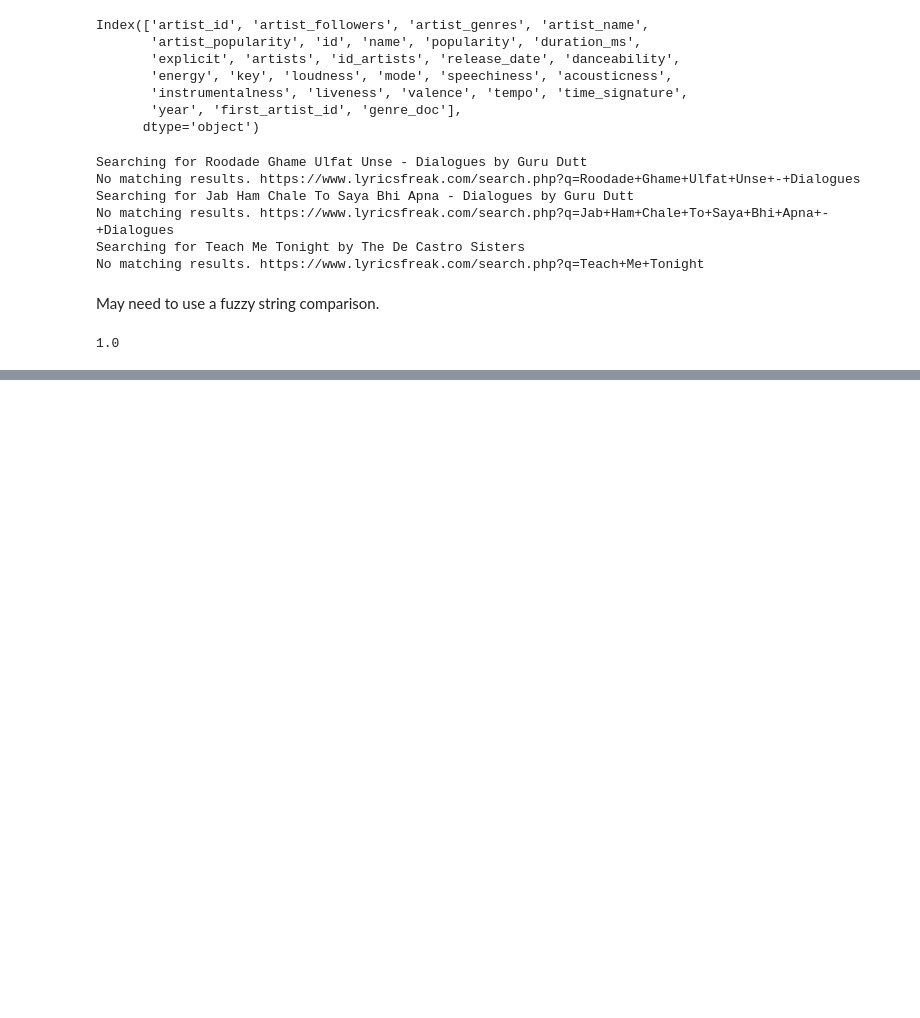
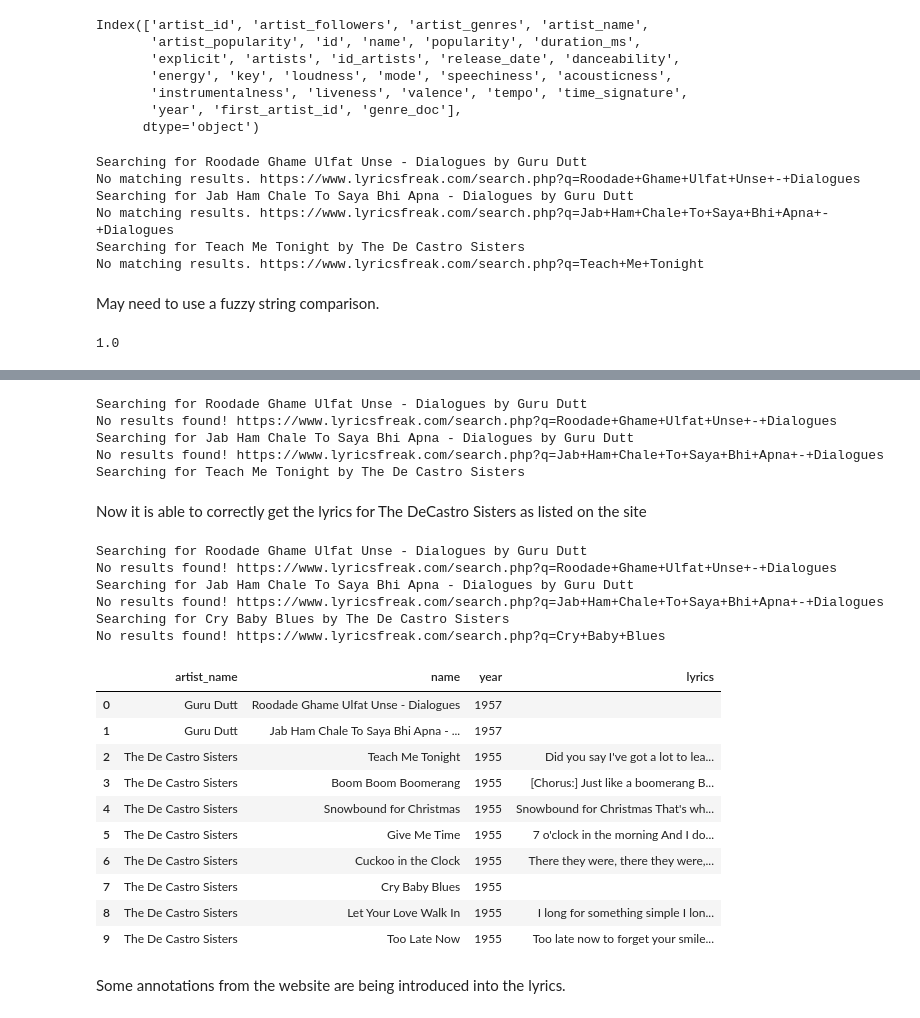
Before and after one commit to levijhall/spotify_rec, a Jupyter notebook: notebook/Lyric_Scraping.ipynb, the cells around one changed output, grey strips where cells are left out. Drawn from its saved outputs; the diff is of its cells as text; code cells hidden in the pictures; blank space fills up the shorter version.

```diff
--- a/notebook/Lyric_Scraping.ipynb
+++ b/notebook/Lyric_Scraping.ipynb
@@ -228,3 +229,6 @@ def string_likeness(main: str, second: str) -> float:
 string_likeness("The Sundays", "Sundays")
 # %% [output]
 1.0
+# %%
+indiatables = soup.select('div.lf-list__row a')
+indiatables
@@ -230,0 +237,14 @@ string_likeness("The Sundays", "Sundays")
+# %%
+lyric_url = ''
+max_score = 0
+
+iterable = iter(indiatables)
+for link in iterable:
+    score = string_likeness(band, link.text)
+    link = next(iterable)
+    if song.lower() in link.text.lower():
+        if score > max_score:
+            max_score = score
+            lyric_url = link.get('href')
+
+lyric_url
@@ -230,0 +330,56 @@ string_likeness("The Sundays", "Sundays")
+# %%
+for index, row in search_terms.head(3).iterrows():
+    band = row['artist_name'].strip()
+    song = row['name'].strip()
+    year = row['year']
+
+    print("Searching for", song, "by", band)
+    lyrics = find_lyrics(band, song)
+
+    if lyrics:
+        row['lyrics'] = ' '.join(lyrics)
+# %% [output]
+Searching for Roodade Ghame Ulfat Unse - Dialogues by Guru Dutt
+No results found! https://www.lyricsfreak.com/search.php?q=Roodade+Ghame+Ulfat+Unse+-+Dialogues
+Searching for Jab Ham Chale To Saya Bhi Apna - Dialogues by Guru Dutt
+No results found! https://www.lyricsfreak.com/search.php?q=Jab+Ham+Chale+To+Saya+Bhi+Apna+-+Dialogues
+Searching for Teach Me Tonight by The De Castro Sisters
+# %% [markdown]
+Now it is able to correctly get the lyrics for The DeCastro Sisters as listed on the site
+# %%
+for index, row in search_terms.head(10).iterrows():
+    band = row['artist_name'].strip()
+    song = row['name'].strip()
+    year = row['year']
+
+    if row['lyrics'] != '':
+        continue
+
+    print("Searching for", song, "by", band)
+    lyrics = find_lyrics(band, song)
+
+    if lyrics:
+        search_terms.at[index, 'lyrics'] = ' '.join(lyrics)
+# %% [output]
+Searching for Roodade Ghame Ulfat Unse - Dialogues by Guru Dutt
+No results found! https://www.lyricsfreak.com/search.php?q=Roodade+Ghame+Ulfat+Unse+-+Dialogues
+Searching for Jab Ham Chale To Saya Bhi Apna - Dialogues by Guru Dutt
+No results found! https://www.lyricsfreak.com/search.php?q=Jab+Ham+Chale+To+Saya+Bhi+Apna+-+Dialogues
+Searching for Cry Baby Blues by The De Castro Sisters
+No results found! https://www.lyricsfreak.com/search.php?q=Cry+Baby+Blues
+# %%
+search_terms.head(10)
+# %% [output]
+|  | artist_name | name | year | lyrics |
+| 0 | Guru Dutt | Roodade Ghame Ulfat Unse - Dialogues | 1957 |  |
+| 1 | Guru Dutt | Jab Ham Chale To Saya Bhi Apna - ... | 1957 |  |
+| 2 | The De Castro Sisters | Teach Me Tonight | 1955 | Did you say I've got a lot to lea... |
+| 3 | The De Castro Sisters | Boom Boom Boomerang | 1955 | [Chorus:] Just like a boomerang B... |
+| 4 | The De Castro Sisters | Snowbound for Christmas | 1955 | Snowbound for Christmas That's wh... |
+| 5 | The De Castro Sisters | Give Me Time | 1955 | 7 o'clock in the morning And I do... |
+| 6 | The De Castro Sisters | Cuckoo in the Clock | 1955 | There they were, there they were,... |
+| 7 | The De Castro Sisters | Cry Baby Blues | 1955 |  |
+| 8 | The De Castro Sisters | Let Your Love Walk In | 1955 | I long for something simple I lon... |
+| 9 | The De Castro Sisters | Too Late Now | 1955 | Too late now to forget your smile... |
+# %% [markdown]
+Some annotations from the website are being introduced into the lyrics.
```
Also changed, not shown: parts of 12 cells of this notebook, 1 other file.
